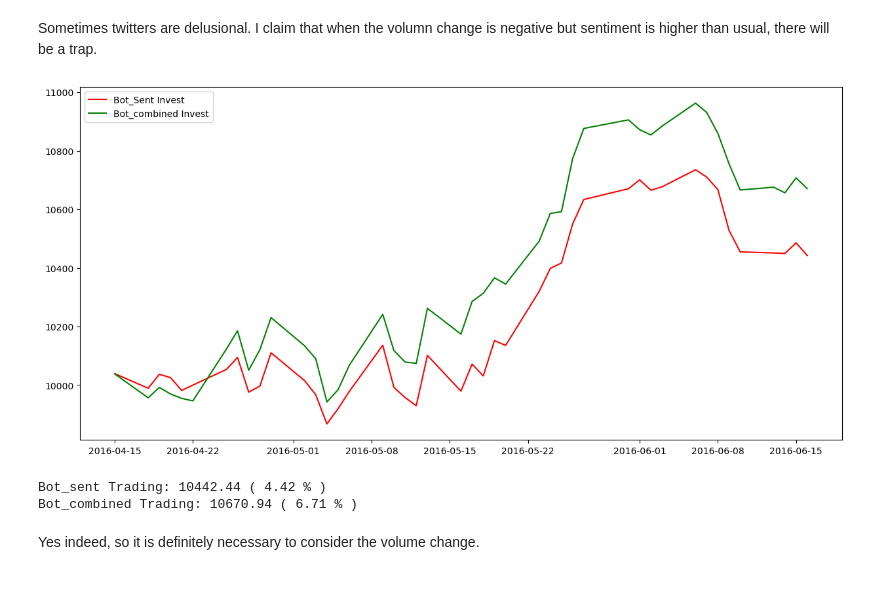
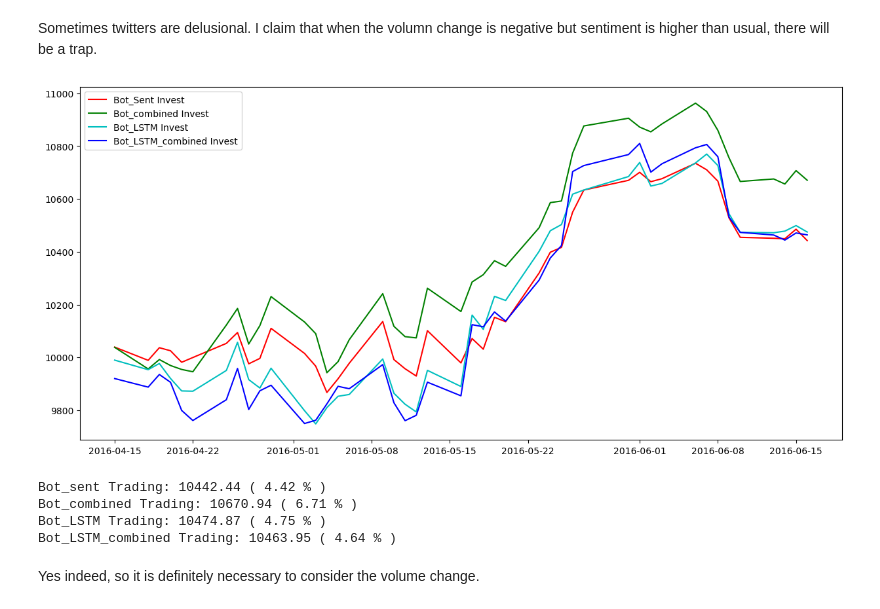
Before and after one commit to HiggsP10/Stock_pred, a Jupyter notebook: models.ipynb, the cells around one changed output. Drawn from its saved outputs; the diff is of its cells as text; code cells hidden in the pictures.

```diff
--- a/models.ipynb
+++ b/models.ipynb
@@ -798,11 +798,13 @@ Sometimes twitters are delusional. I claim that when the volumn change is negati
 # Initialize starting capital to test model effectiveness
 bot_sent_capital = 10000
 bot_combined_capital = 10000
-
+bot_LSTM_capital = 10000
+bot_LSTM_combined_capital = 10000
 # Add capital as first data points
 bots_sent = [bot_sent_capital]
 bots_combined = [bot_combined_capital]
-
+bots_LSTM = [bot_LSTM_capital]
+bots_LSTM_combined = [bot_LSTM_combined_capital]
 
 # Get unique dates
 dates = d_test['Date'].sort_values().unique()
@@ -811,36 +813,59 @@ for date in dates:
 
     # Calculate profit from using the sentiment bot to determine what stocks to invest in
     temp = d_test[d_test['Date']==date]
     temp = temp[temp['Preds']>0]
     temp1 = temp[temp['Preds']>1]
     bot_sent_capital = bot_sent_capital + (bot_sent_capital/(len(temp)+len(temp1)) * (temp['Percent_Change']/100)).sum() + (bot_sent_capital/(len(temp)+len(temp1)) * (temp1['Percent_Change']/100)).sum()
 
     # Calculate profit from using the mixed bot to determine what stocks to invest in
     temp = d_test[d_test['Date']==date]
     temp.loc[(temp['Volume_Change_History']<0) & (temp['Sentiment_Weighted']> 0), 'Preds'] = 0
     temp = temp[temp['Preds']>0]
     temp1 = temp[temp['Preds']>1]
     bot_combined_capital = bot_combined_capital + (bot_combined_capital/(len(temp)+len(temp1)) * (temp['Percent_Change']/100)).sum() + (bot_combined_capital/(len(temp)+len(temp1)) * (temp1['Percent_Change']/100)).sum()
 
+ # Calculate profit from using the LSTM bot to determine what stocks to invest in
+    #Convert LSTM prediction into Bin
+    k=(2-stocks['Percent_Change'].mean())/stocks['Percent_Change'].std()
+    t = (k*statistics.stdev(d_test['LSTM_Predict']))+d_test['LSTM_Predict'].mean()
+    d_test['LSTM_Predict_Bin'] = pd.cut(d_test['LSTM_Predict'], [-10000, 0, t, 10000], labels=[0, 1, 2])
+    temp = d_test[d_test['Date']==date]
+    temp = temp[temp['LSTM_Predict_Bin']>0]
+    temp1 = temp[temp['LSTM_Predict_Bin']>1]
+    bot_LSTM_capital = bot_LSTM_capital + (bot_LSTM_capital/(len(temp)+len(temp1)) * (temp['Percent_Change']/100)).sum() + (bot_LSTM_capital/(len(temp)+len(temp1)) * (temp1['Percent_Change']/100)).sum()
     # Keep track of the account totals ove time
+    temp = d_test[d_test['Date']==date]
+    temp.loc[(temp['Volume_Change_History']<0) & (temp['Sentiment_Weighted']> 0), 'LSTM_Predict_Bin'] = 0
+    temp = temp[temp['LSTM_Predict_Bin']>0]
+    temp1 = temp[temp['LSTM_Predict_Bin']>1]
+    bot_LSTM_combined_capital = bot_LSTM_combined_capital + (bot_LSTM_combined_capital/(len(temp)+len(temp1)) * (temp['Percent_Change']/100)).sum() + (bot_LSTM_combined_capital/(len(temp)+len(temp1)) * (temp1['Percent_Change']/100)).sum()
+
 
     bots_sent.append(bot_sent_capital)
     bots_combined.append(bot_combined_capital)
+    bots_LSTM.append(bot_LSTM_capital)
+    bots_LSTM_combined.append(bot_LSTM_combined_capital)
 
 # Plot the accounts balances over time
 plt.figure(figsize=(15,7))
 plt.plot(dates, bots_sent[1:], c='r', label='Bot_Sent Invest')
 plt.plot(dates, bots_combined[1:], c='g', label='Bot_combined Invest')
+plt.plot(dates, bots_LSTM[1:], c='c', label='Bot_LSTM Invest')
+plt.plot(dates, bots_LSTM_combined[1:], c='b', label='Bot_LSTM_combined Invest')
 plt.legend()
 plt.show()
 
 # Show the return from each account over time
 print('Bot_sent Trading:', round(bots_sent[-1],2), '(', round((bots_sent[-1]-bots_sent[0])/bots_sent[0]*100,2), '% )')
 print('Bot_combined Trading:', round(bots_combined[-1],2), '(', round((bots_combined[-1]-bots_combined[0])/bots_combined[0]*100,2), '% )')
+print('Bot_LSTM Trading:', round(bots_LSTM[-1],2), '(', round((bots_LSTM[-1]-bots_LSTM[0])/bots_LSTM[0]*100,2), '% )')
+print('Bot_LSTM_combined Trading:', round(bots_LSTM_combined[-1],2), '(', round((bots_LSTM_combined[-1]-bots_LSTM_combined[0])/bots_LSTM_combined[0]*100,2), '% )')
 # %% [output]
-[figure, old version]
+[figure, new version]
 Bot_sent Trading: 10442.44 ( 4.42 % )
 Bot_combined Trading: 10670.94 ( 6.71 % )
+Bot_LSTM Trading: 10474.87 ( 4.75 % )
+Bot_LSTM_combined Trading: 10463.95 ( 4.64 % )
 # %% [markdown]
 Yes indeed, so it is definitely necessary to consider the volume change.
 # %% [markdown]
```
Also changed, not shown: parts of 3 cells of this notebook, 3 other files.
